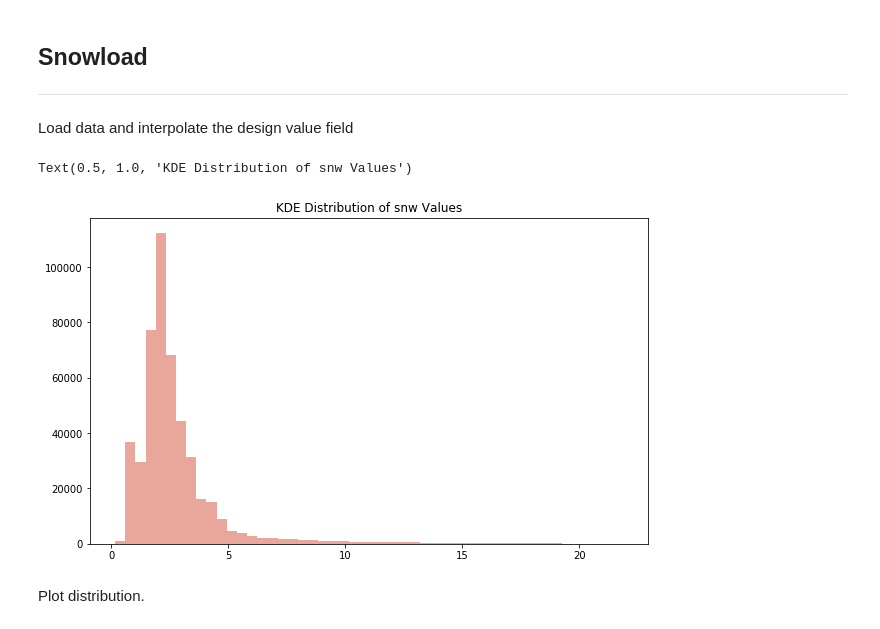
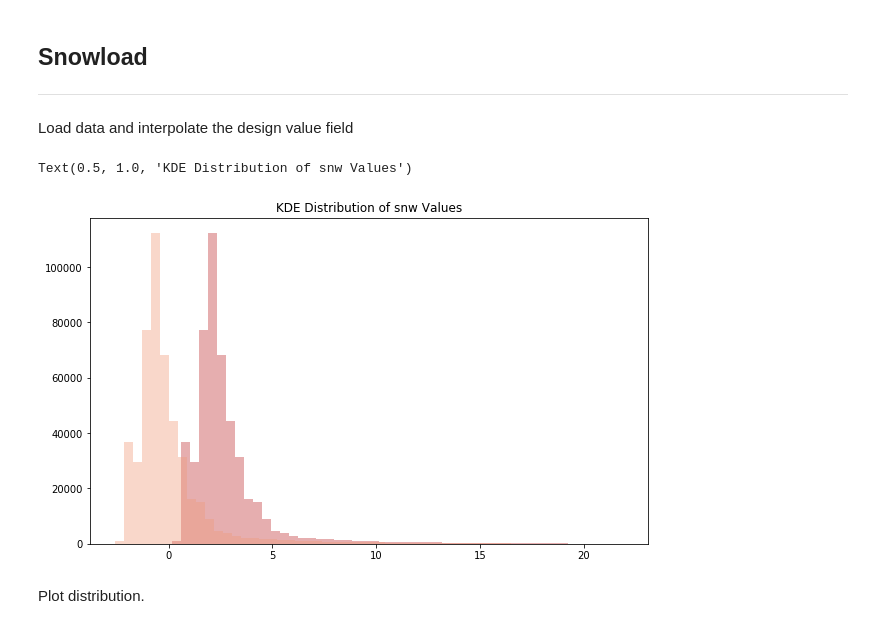
Before and after one commit to pacificclimate/climpyrical, a Jupyter notebook: notebooks/snow.ipynb, the cells around one changed output. Drawn from its saved outputs; the diff is of its cells as text; code cells hidden in the pictures.

```diff
--- a/notebooks/snow.ipynb
+++ b/notebooks/snow.ipynb
@@ -28,28 +28,28 @@ Load data and interpolate the design value field
 # %%
 PATH = '/storage/data/projects/nrc/CanRCM4_large_ensemble/design_values/snw/snw_CanRCM4-LE_ens35_1951-2016_max_rl50_load.nc'
 mask_path = '/home/nannau/Desktop/climpyrical/data/mask.nc'
 dv = 'snw'
 
 interp_dict = get_interpolation(mask_path, PATH, dv)
 master_idx = interp_dict['idx']
 north_master_idx = interp_dict['irlat_ens'] > 2.
 
 midx = np.logical_and(north_master_idx, master_idx)
 
 iens = (interp_dict['iens'][:, midx]).T
 oldiens = iens.copy()
 
 from sklearn.preprocessing import StandardScaler
 scaler = StandardScaler(with_mean=True, with_std=False)
-#iens = scaler.fit_transform(iens)
+iens = scaler.fit_transform(iens)
 
 plt.figure(figsize=(10, 6))
 sns.distplot(oldiens[..., 0], kde = False, kde_kws = {'shade': True,'linewidth': 3}, label='non-anomaly')
 sns.distplot(iens[..., 0], kde = False, kde_kws = {'shade': True,'linewidth': 3}, label='anomaly')
 plt.title('KDE Distribution of {} Values'.format(dv))
 # %% [output]
 Text(0.5, 1.0, 'KDE Distribution of snw Values')
-[figure, old version]
+[figure, new version]
 # %% [markdown]
 Plot distribution.
 # %% [markdown]
```
Also changed, not shown: parts of 6 cells of this notebook.
